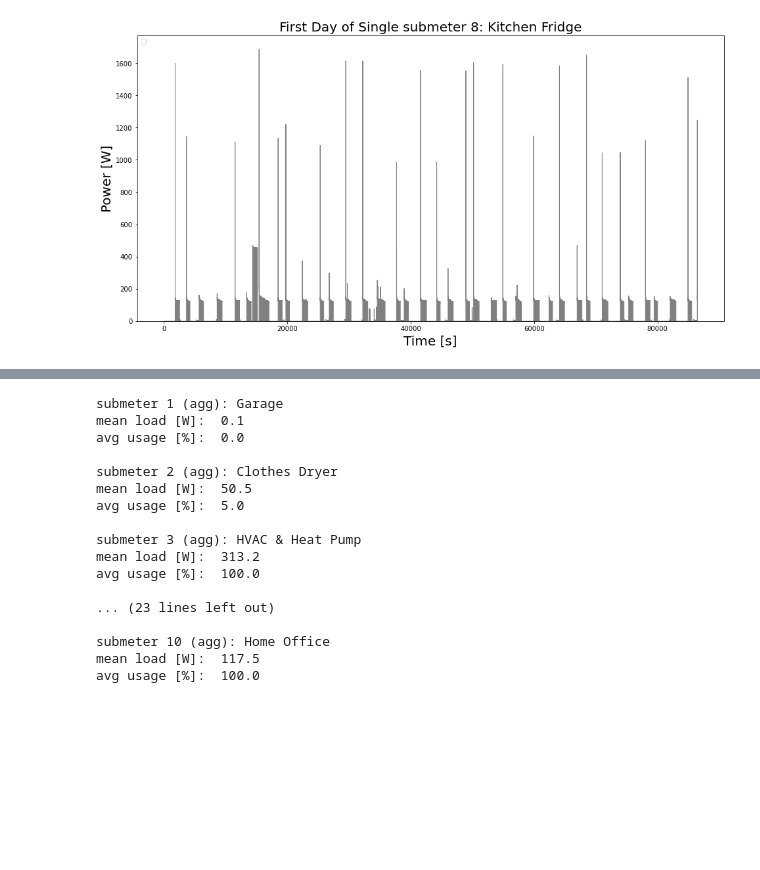
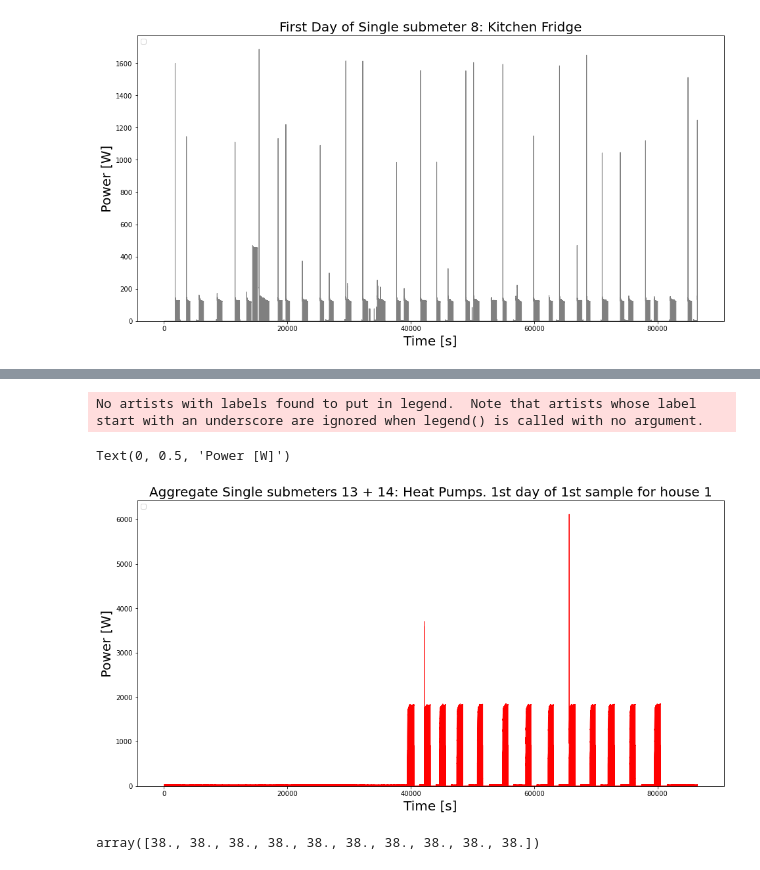
Before and after one commit to MarcoLandtHayen/NILM_NonIntrusiveLoadMonitoring, a Jupyter notebook: notebooks/02_NILM_RAEdataset_CNN.ipynb, the cells around one changed output, grey strips where cells are left out. Saved outputs shown, nothing was run; the diff lists cells and outputs as text; code cells hidden in the pictures; blank space fills up the shorter version.

```diff
--- a/notebooks/02_NILM_RAEdataset_CNN.ipynb
+++ b/notebooks/02_NILM_RAEdataset_CNN.ipynb
@@ -440,32 +394,0 @@ avg usage [%]:  100.0
-# %%
-## Inspect 10 aggregated submeter signals in sample 2 (covering 63 days) of house 1:
-
-# Get mean load for each submeter over whole 63 days in house 1:
-mean_load_agg = np.round(np.mean(data2_transp_agg, axis=1),1)
-
-# Get average using time (= nonzero load) in relation to total time span:
-avg_usage_agg = np.round(np.sum((data2_transp_agg>0),axis=1) / len(data2),2)
-
-# Print results:
-for i in range(len(labels_long_agg)):
-    print("submeter",i+1,"(agg):",labels_long_agg[i])
-    print("mean load [W]: ", mean_load_agg[i])
-    print("avg usage [%]: ", avg_usage_agg[i]*100,"\n")
-# %% [output]
-submeter 1 (agg): Garage
-mean load [W]:  0.1
-avg usage [%]:  0.0
-
-submeter 2 (agg): Clothes Dryer
-mean load [W]:  50.5
-avg usage [%]:  5.0
-
-submeter 3 (agg): HVAC & Heat Pump
-mean load [W]:  313.2
-avg usage [%]:  100.0
-
-... (23 lines left out)
-
-submeter 10 (agg): Home Office
-mean load [W]:  117.5
-avg usage [%]:  100.0
@@ -471,0 +417,19 @@ avg usage [%]:  100.0
+# %%
+## Try to define noise level by visual inspection first:
+
+# Plot Heat pumps in aggregated form from submeter data 13 + 14 for first day from first sample:
+fig, ax = plt.subplots(figsize=(16, 8))
+ax.stackplot(time, data1_transp[12:14,:24*3600], color="red")
+plt.legend(loc='upper left')
+plt.title('Aggregate Single submeters 13 + 14: Heat Pumps. 1st day of 1st sample for house 1', fontsize=20)
+plt.xlabel('Time [s]', fontsize=20)
+plt.ylabel('Power [W]', fontsize=20)
+# %% [output]
+No artists with labels found to put in legend.  Note that artists whose label start with an underscore are ignored when legend() is called with no argument.
+Text(0, 0.5, 'Power [W]')
+[figure, added]
+# %%
+## Looks like constant "stand-by" power load during OFF times:
+target1[:10]
+# %% [output]
+array([38., 38., 38., 38., 38., 38., 38., 38., 38., 38.])
```
Also changed, not shown: parts of 49 cells of this notebook.
